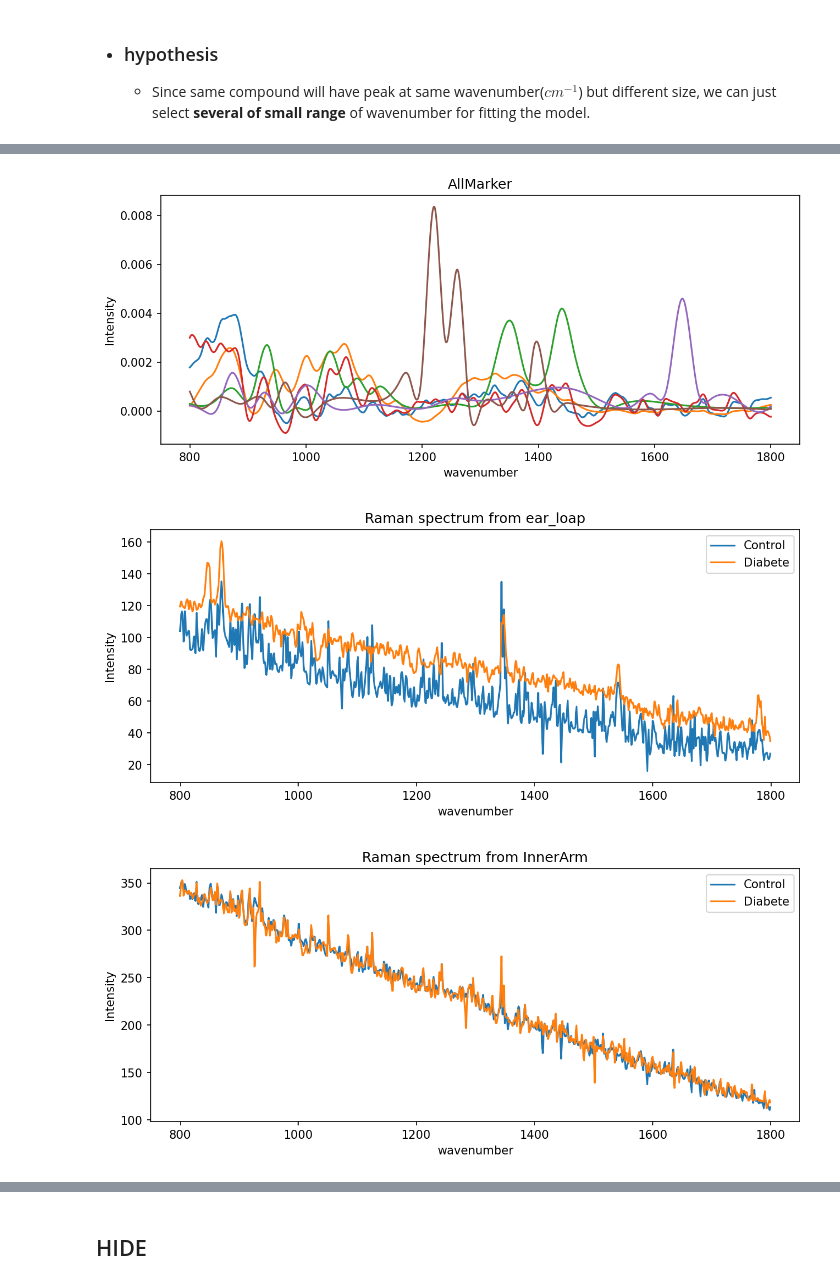
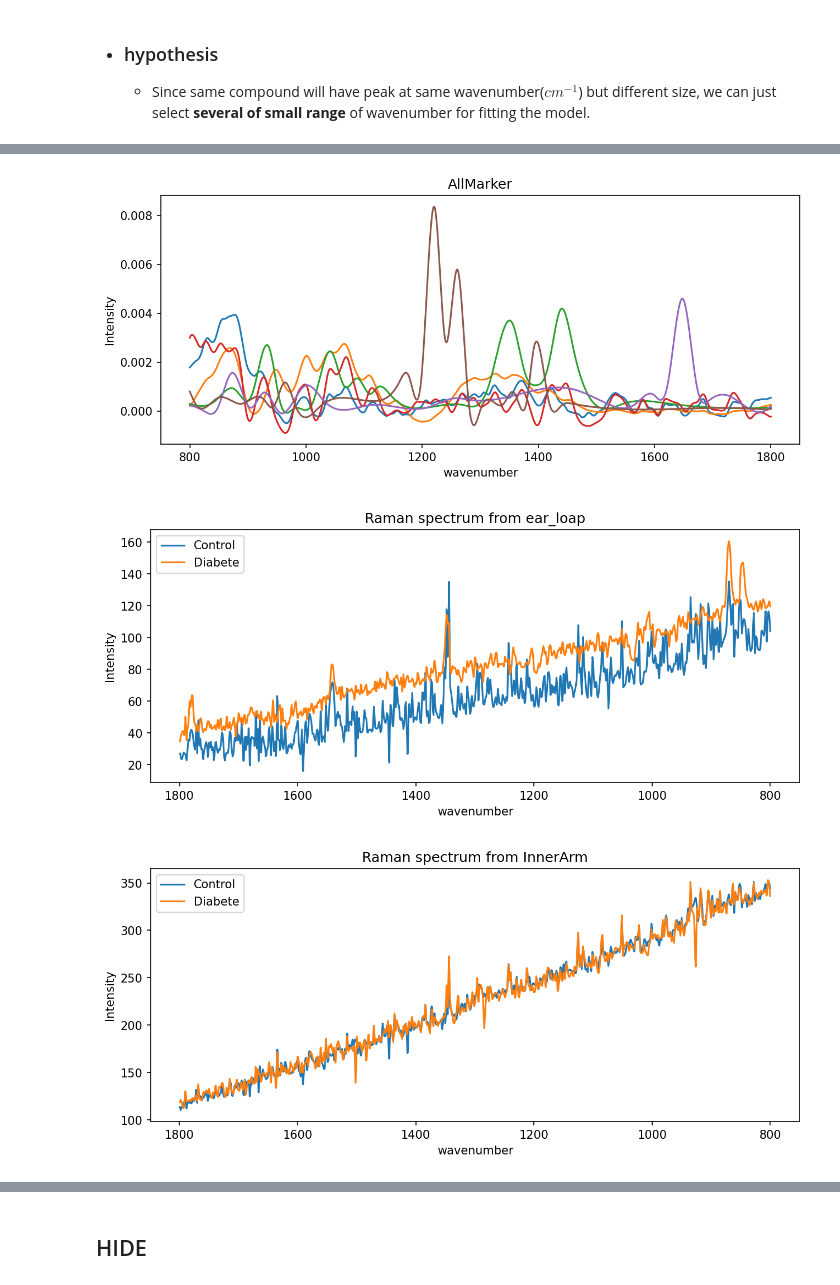
Before and after one commit to AtiChetsurakul/DataScienceAndMLProjects, a Jupyter notebook: Diabete_detection_withRamanSpec/datawatcher.ipynb, the cells around one changed output, grey strips where cells are left out. Drawn from its saved outputs; the diff is of its cells as text; code cells hidden in the pictures.

Commit message:
all plot EDA

```diff
--- a/Diabete_detection_withRamanSpec/datawatcher.ipynb
+++ b/Diabete_detection_withRamanSpec/datawatcher.ipynb
@@ -186,6 +186,7 @@ alldataf = [samp_earl,samp_inarm,samp_thumb,samp_vein]
 # %%
 Xs = []
 ys = []
+
 for each_df in alldataf:
     # print(each_df.head())
     n = each_df[1:].to_numpy()
@@ -194,6 +195,7 @@ for each_df in alldataf:
     Xs.append(X)
     y = each_df.has_DM2.to_numpy()[1:]
     ys.append(y)
+    all_Xsample = m
 # %%
 len(Xs),len(ys),len(X),len(y)
 # %% [output]
@@ -278,6 +284,7 @@ for c in corr:
         plt.title(c)
         plt.xlabel('wavenumber')
         plt.ylabel('Intensity')
+        plt.gca().invert_xaxis()
         plt.show()
 
 
@@ -289,6 +296,7 @@ for c in corr:
         plt.title('AllMarker')
         plt.xlabel('wavenumber')
         plt.ylabel('Intensity')
+        plt.gca().invert_xaxis()
 
 
 plt.show()
@@ -311,17 +319,7 @@ for c,Xn_train,ehealt_idx,epat_idx in zip(test_location,X_trainall,healtly_idx,p
     plt.title(f'Raman spectrum from {c}')
     plt.xlabel('wavenumber')
     plt.ylabel('Intensity')
+    plt.gca().invert_xaxis()
     plt.legend()
     plt.show()
-
-        # plt.figure(dpi=150,figsize=(10,4))
-        # plt.plot(sample_shift,samp_thumb_T['DM203'],c='red',label='patient',alpha=.6)
-        # plt.plot(sample_shift,samp_thumb_T['Ctrl03'],c='blue',label='Control(healthy)',alpha=.5)
-        # plt.title('sample')
-        # plt.xlabel('wavenumber')
-        # plt.ylabel('Intensity')
-        # plt.xlim((800, 1800))
-        # plt.ylim((0,250))
-        # plt.legend()
-        # plt.show()
 # %% [output]
@@ -334,3 +332,3 @@ for c,Xn_train,ehealt_idx,epat_idx in zip(test_location,X_trainall,healtly_idx,p
 [figure]
-[figure, old version]
+[figure, new version]
-[figure, old version]
+[figure, new version]
```
Also changed, not shown: parts of 8 cells of this notebook.
